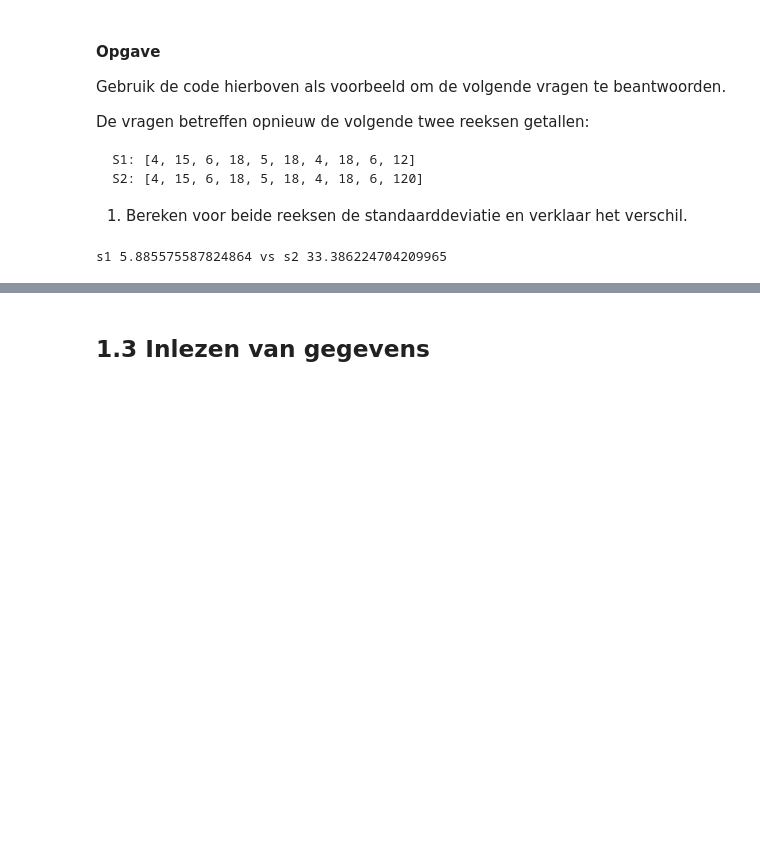
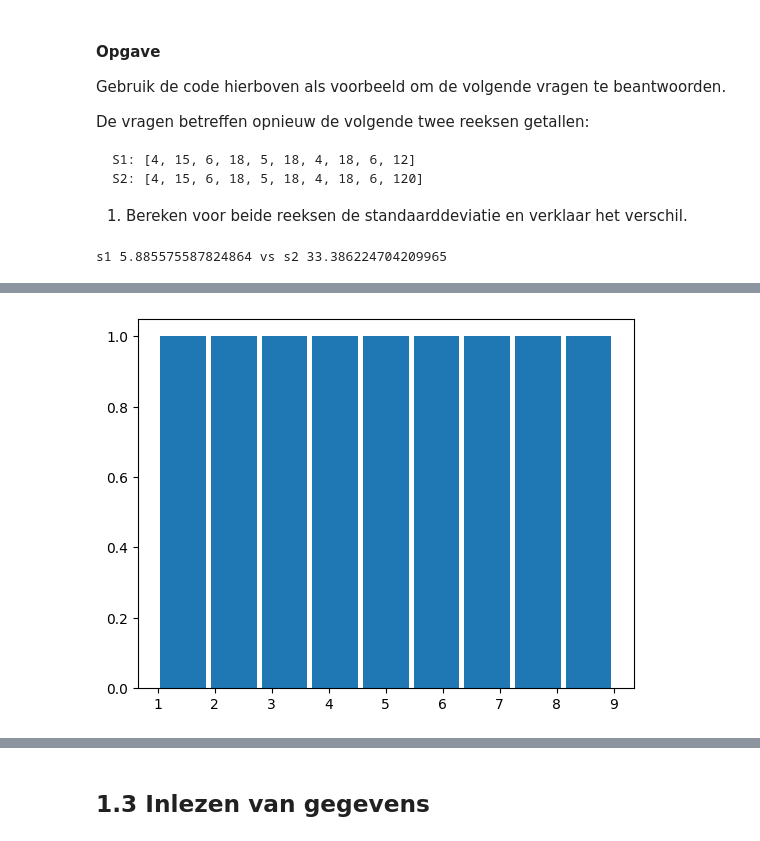
Before and after one commit to mcdejonge/cursus-beginnen-met-data-science, a Jupyter notebook: les_1_statistiek.ipynb, the cells around one changed output, grey strips where cells are left out. Drawn from its saved outputs; the diff is of its cells as text; code cells hidden in the pictures; blank space fills up the shorter version.

Commit message:
finished 1.2 graphs

```diff
--- a/les_1_statistiek.ipynb
+++ b/les_1_statistiek.ipynb
@@ -228,0 +257,5 @@ s1 5.885575587824864 vs s2 33.386224704209965
+# %%
+plt.hist([1, 2, 3, 4, 5, 6, 7, 8, 9], bins=9, rwidth=0.9)
+plt.show()
+# %% [output]
+[figure, added]
```
Also changed, not shown: parts of 20 cells of this notebook, 1 other file.
